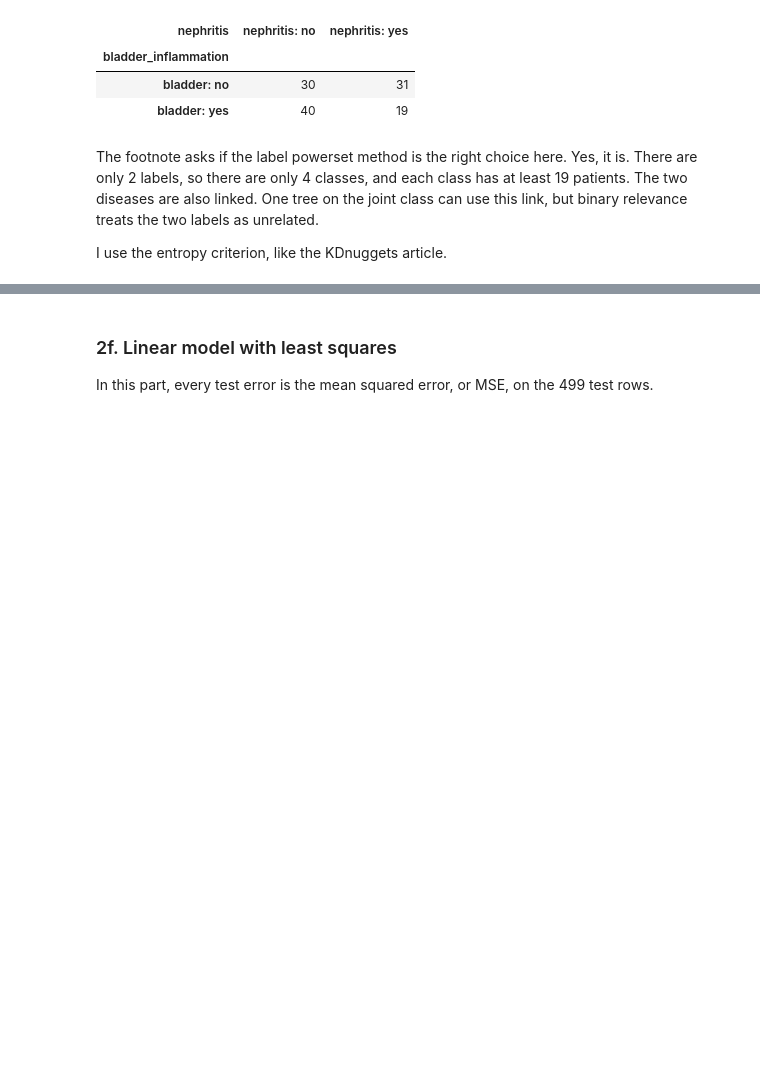
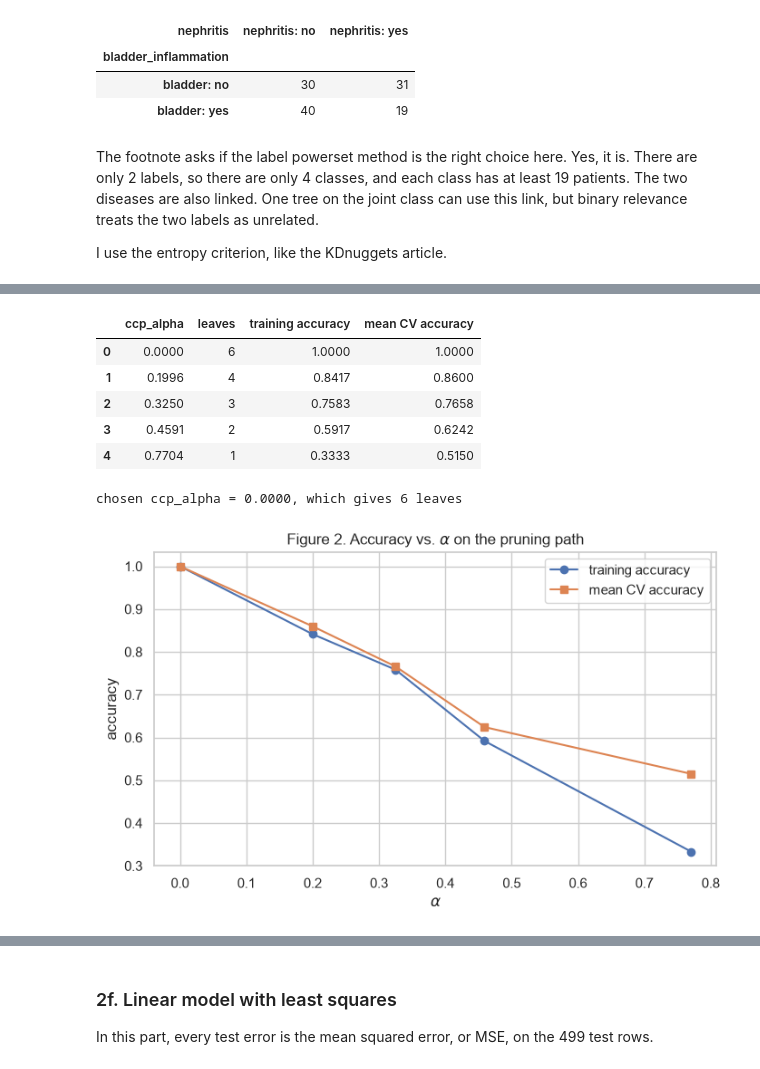
Before and after one commit to zous910814/dsci552-hw5, a Jupyter notebook: notebook/Huang_Chihwei_HW5.ipynb, the cells around one changed output, grey strips where cells are left out. Drawn from its saved outputs; the diff is of its cells as text; code cells hidden in the pictures; blank space fills up the shorter version.

```diff
--- a/notebook/Huang_Chihwei_HW5.ipynb
+++ b/notebook/Huang_Chihwei_HW5.ipynb
@@ -714,0 +173,32 @@ So the scatter plots are useful to see skew, outliers and the shape of a relatio
+# %%
+path = tree_full.cost_complexity_pruning_path(X_diag, y_powerset)
+cv_diag = RepeatedStratifiedKFold(n_splits=5, n_repeats=10, random_state=RANDOM_STATE)
+
+rows = []
+for alpha in path.ccp_alphas:
+    model = DecisionTreeClassifier(criterion="entropy", ccp_alpha=alpha, random_state=RANDOM_STATE)
+    cv_acc = cross_val_score(model, X_diag, y_powerset, cv=cv_diag).mean()
+    model.fit(X_diag, y_powerset)
+    rows.append({"ccp_alpha": alpha, "leaves": model.get_n_leaves(),
+                 "training accuracy": model.score(X_diag, y_powerset), "mean CV accuracy": cv_acc})
+pruning = pd.DataFrame(rows)
+display(pruning.round(4))
+
+chosen = pruning[pruning["mean CV accuracy"] >= pruning["mean CV accuracy"].max() - 1e-12].iloc[-1]
+print(f"chosen ccp_alpha = {chosen['ccp_alpha']:.4f}, which gives {int(chosen['leaves'])} leaves")
+
+fig, ax = plt.subplots(figsize=(8, 4.5))
+ax.plot(pruning["ccp_alpha"], pruning["training accuracy"], marker="o", label="training accuracy")
+ax.plot(pruning["ccp_alpha"], pruning["mean CV accuracy"], marker="s", label="mean CV accuracy")
+ax.set(xlabel=r"$\alpha$", ylabel="accuracy", title="Figure 2. Accuracy vs. $\\alpha$ on the pruning path")
+ax.legend()
+plt.show()
+# %% [output]
+|  | ccp_alpha | leaves | training accuracy | mean CV accuracy |
+| 0 | 0.0000 | 6 | 1.0000 | 1.0000 |
+| 1 | 0.1996 | 4 | 0.8417 | 0.8600 |
+| 2 | 0.3250 | 3 | 0.7583 | 0.7658 |
+| 3 | 0.4591 | 2 | 0.5917 | 0.6242 |
+| 4 | 0.7704 | 1 | 0.3333 | 0.5150 |
+chosen ccp_alpha = 0.0000, which gives 6 leaves
+[figure, added]
```
Also changed, not shown: parts of 87 cells of this notebook.
